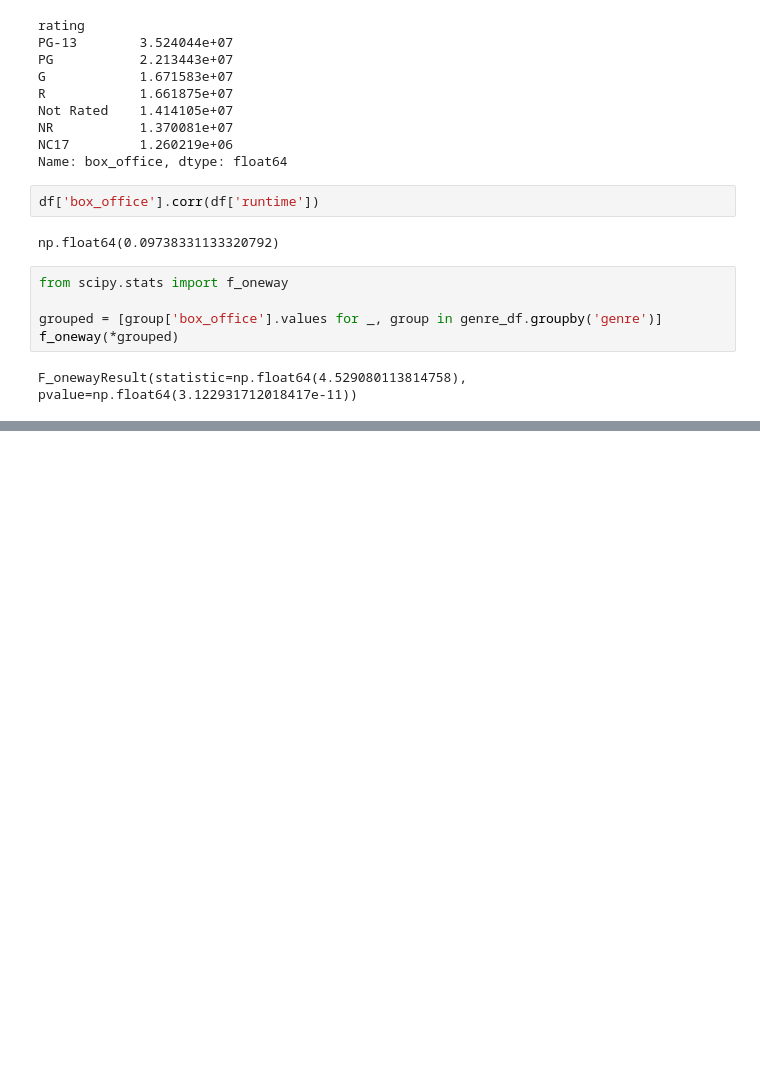
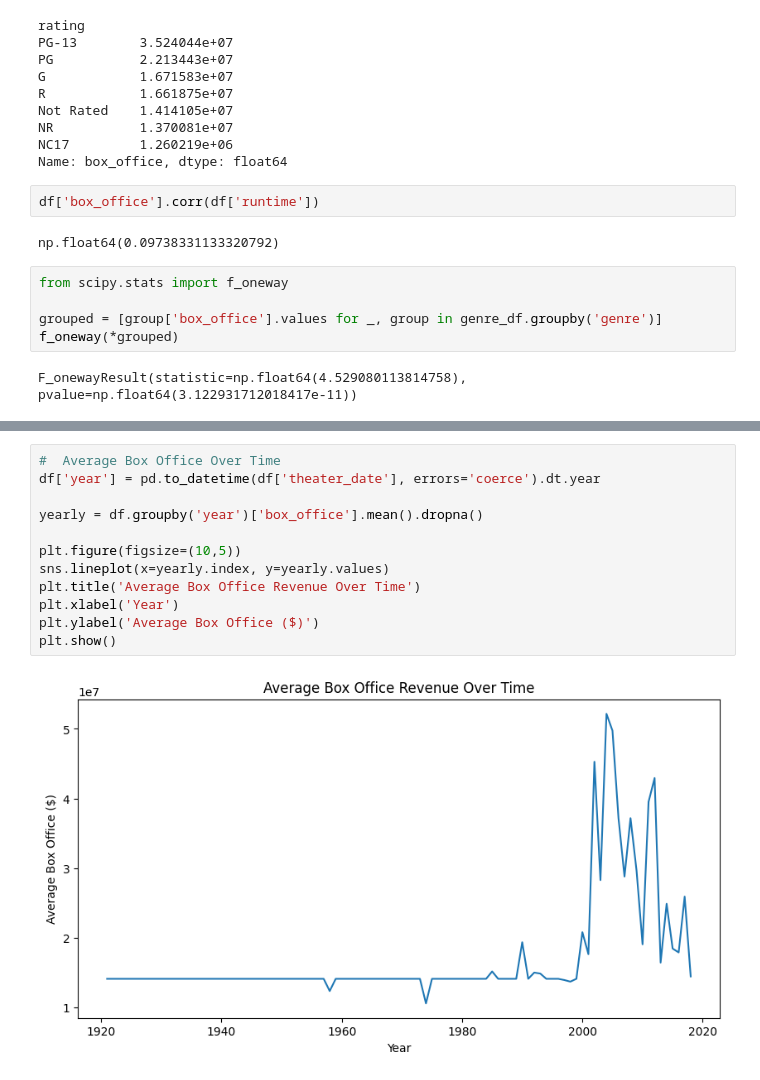
Before and after one commit to Vincent-Muteti/Phase2-Project, a Jupyter notebook: vincent.ipynb, the cells around one changed output, grey strips where cells are left out. Cells and saved outputs as stored; diff of their text form; blank space fills up the shorter version.

```diff
--- a/vincent.ipynb
+++ b/vincent.ipynb
@@ -306,0 +344,14 @@ F_onewayResult(statistic=np.float64(4.529080113814758), pvalue=np.float64(3.1229
+# %%
+#  Average Box Office Over Time
+df['year'] = pd.to_datetime(df['theater_date'], errors='coerce').dt.year
+
+yearly = df.groupby('year')['box_office'].mean().dropna()
+
+plt.figure(figsize=(10,5))
+sns.lineplot(x=yearly.index, y=yearly.values)
+plt.title('Average Box Office Revenue Over Time')
+plt.xlabel('Year')
+plt.ylabel('Average Box Office ($)')
+plt.show()
+# %% [output]
+[figure, added]
```
Also changed, not shown: parts of 7 cells of this notebook.
